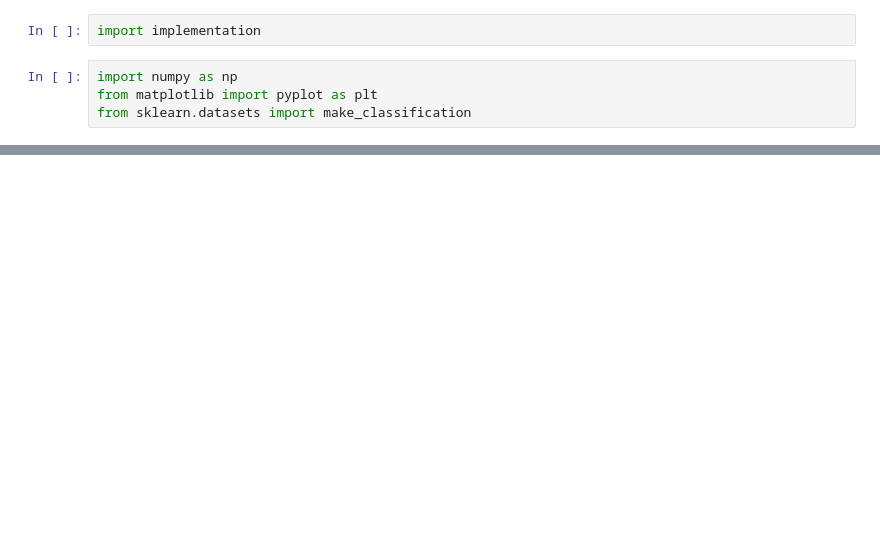
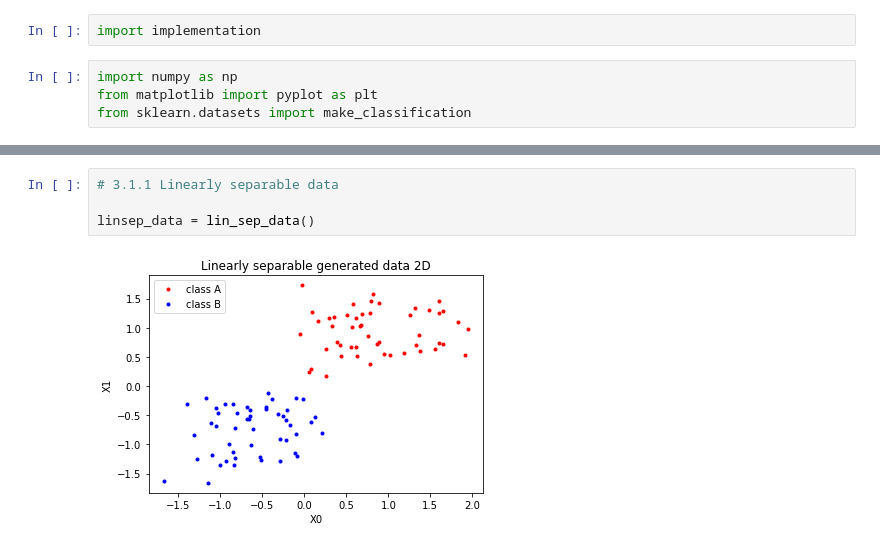
Before and after one commit to sarthaklangde/annda, a Jupyter notebook: Application.ipynb, the cells around one changed output, grey strips where cells are left out. Cells and saved outputs as stored; diff of their text form; blank space fills up the shorter version.

```diff
--- a/Application.ipynb
+++ b/Application.ipynb
@@ -169,0 +377,6 @@ class neural_network():
+# %%
+# 3.1.1 Linearly separable data
+
+linsep_data = lin_sep_data()
+# %% [output]
+[figure, added]
```
Also changed, not shown: parts of 21 cells of this notebook, 1 other file.
